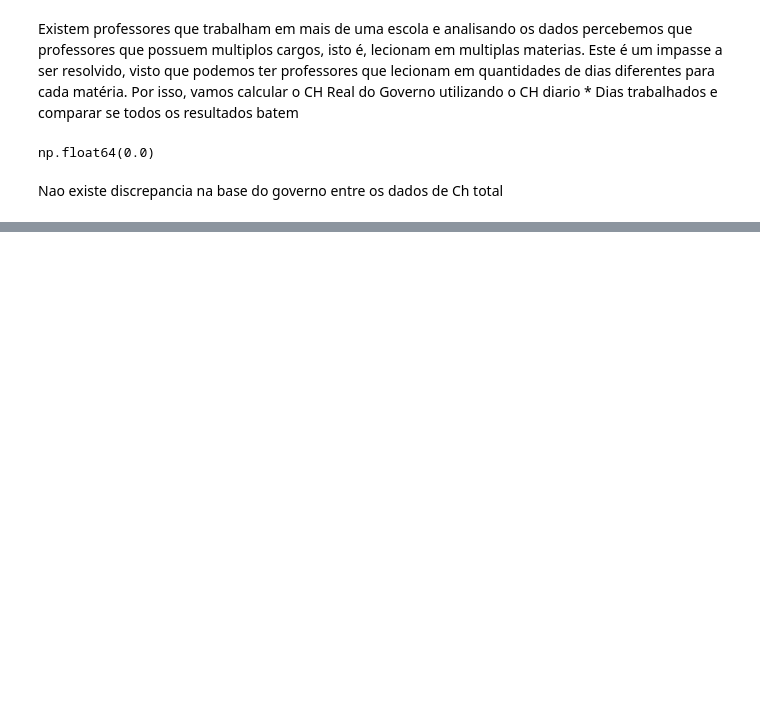
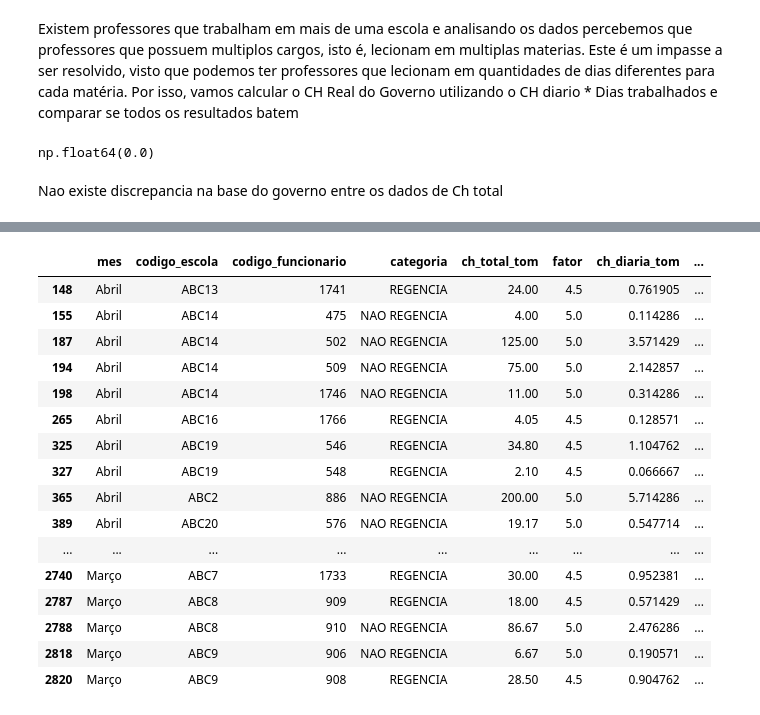
Before and after one commit to raulward/tec_case_tom_educacao, a Jupyter notebook: notebooks/main.ipynb, the cells around one changed output, grey strips where cells are left out. Drawn from its saved outputs; the diff is of its cells as text; code cells hidden in the pictures; blank space fills up the shorter version.

```diff
--- a/notebooks/main.ipynb
+++ b/notebooks/main.ipynb
@@ -468,0 +759,9 @@ duplicatas
+# %%
+tom_payroll_agged_by_category = (
+    tom_payroll
+    .groupby(tom_agg_keys)
+    .agg(tom_agg_dict)
+    .reset_index()
+)
+
+tom_payroll_agged_by_category.head()
@@ -468,0 +775,4 @@ duplicatas
+# %%
+tom_payroll_agged_by_category['ch_diaria'] = tom_payroll_agged_by_category['ch_total'] / (tom_payroll_agged_by_category['fator'] * 7)
+
+tom_payroll_agged_by_category.head()
@@ -468,0 +786,9 @@ duplicatas
+# %%
+gov_payroll_agged_by_category = (
+    gov_payroll
+    .groupby(gov_agg_keys)
+    .agg(gov_agg_dict)
+    .reset_index()
+)
+
+gov_payroll_agged_by_category.head()
@@ -468,0 +802,10 @@ duplicatas
+# %%
+common_keys = ['mes', 'codigo_escola', 'codigo_funcionario', 'categoria']
+
+final_table = pd.merge(
+    tom_payroll_agged_by_category,
+    gov_payroll_agged_by_category,
+    on=common_keys,
+    how='outer',
+    suffixes=('_tom', '_gov')
+)
@@ -468,0 +838,25 @@ duplicatas
+# %%
+
+gov_only = final_table[final_table['ch_total_tom'].isna()]
+
+tom_only = final_table[final_table['ch_total_gov'].isna()]
+
+tom_only
+# %% [output]
+|  | mes | codigo_escola | codigo_funcionario | categoria | ch_total_tom | fator | ch_diaria_tom | ... |
+| 148 | Abril | ABC13 | 1741 | REGENCIA | 24.00 | 4.5 | 0.761905 | ... |
+| 155 | Abril | ABC14 | 475 | NAO REGENCIA | 4.00 | 5.0 | 0.114286 | ... |
+| 187 | Abril | ABC14 | 502 | NAO REGENCIA | 125.00 | 5.0 | 3.571429 | ... |
+| 194 | Abril | ABC14 | 509 | NAO REGENCIA | 75.00 | 5.0 | 2.142857 | ... |
+| 198 | Abril | ABC14 | 1746 | NAO REGENCIA | 11.00 | 5.0 | 0.314286 | ... |
+| 265 | Abril | ABC16 | 1766 | REGENCIA | 4.05 | 4.5 | 0.128571 | ... |
+| 325 | Abril | ABC19 | 546 | REGENCIA | 34.80 | 4.5 | 1.104762 | ... |
+| 327 | Abril | ABC19 | 548 | REGENCIA | 2.10 | 4.5 | 0.066667 | ... |
+| 365 | Abril | ABC2 | 886 | NAO REGENCIA | 200.00 | 5.0 | 5.714286 | ... |
+| 389 | Abril | ABC20 | 576 | NAO REGENCIA | 19.17 | 5.0 | 0.547714 | ... |
+| ... | ... | ... | ... | ... | ... | ... | ... | ... |
+| 2740 | Março | ABC7 | 1733 | REGENCIA | 30.00 | 4.5 | 0.952381 | ... |
+| 2787 | Março | ABC8 | 909 | REGENCIA | 18.00 | 4.5 | 0.571429 | ... |
+| 2788 | Março | ABC8 | 910 | NAO REGENCIA | 86.67 | 5.0 | 2.476286 | ... |
+| 2818 | Março | ABC9 | 906 | NAO REGENCIA | 6.67 | 5.0 | 0.190571 | ... |
+| 2820 | Março | ABC9 | 908 | REGENCIA | 28.50 | 4.5 | 0.904762 | ... |
```
Also changed, not shown: parts of 59 cells of this notebook.
